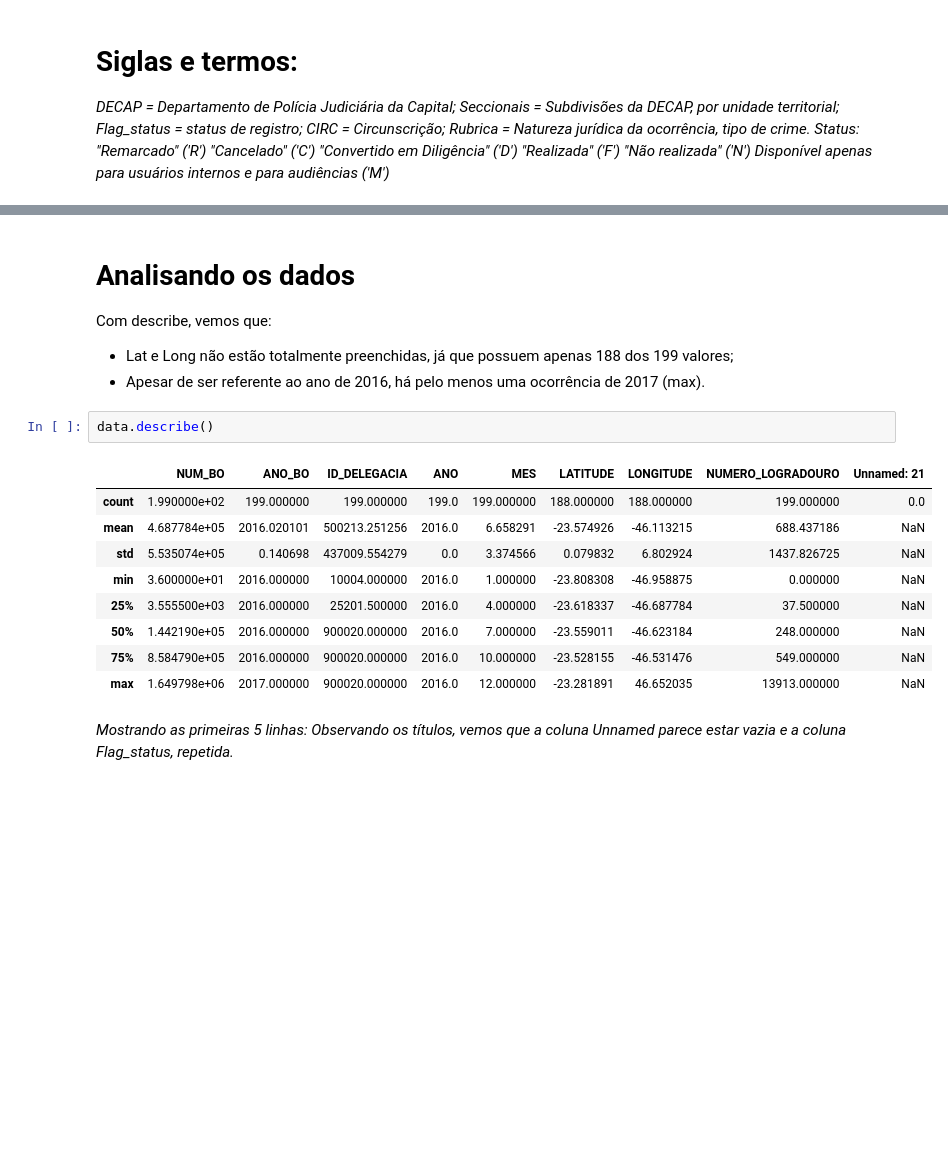
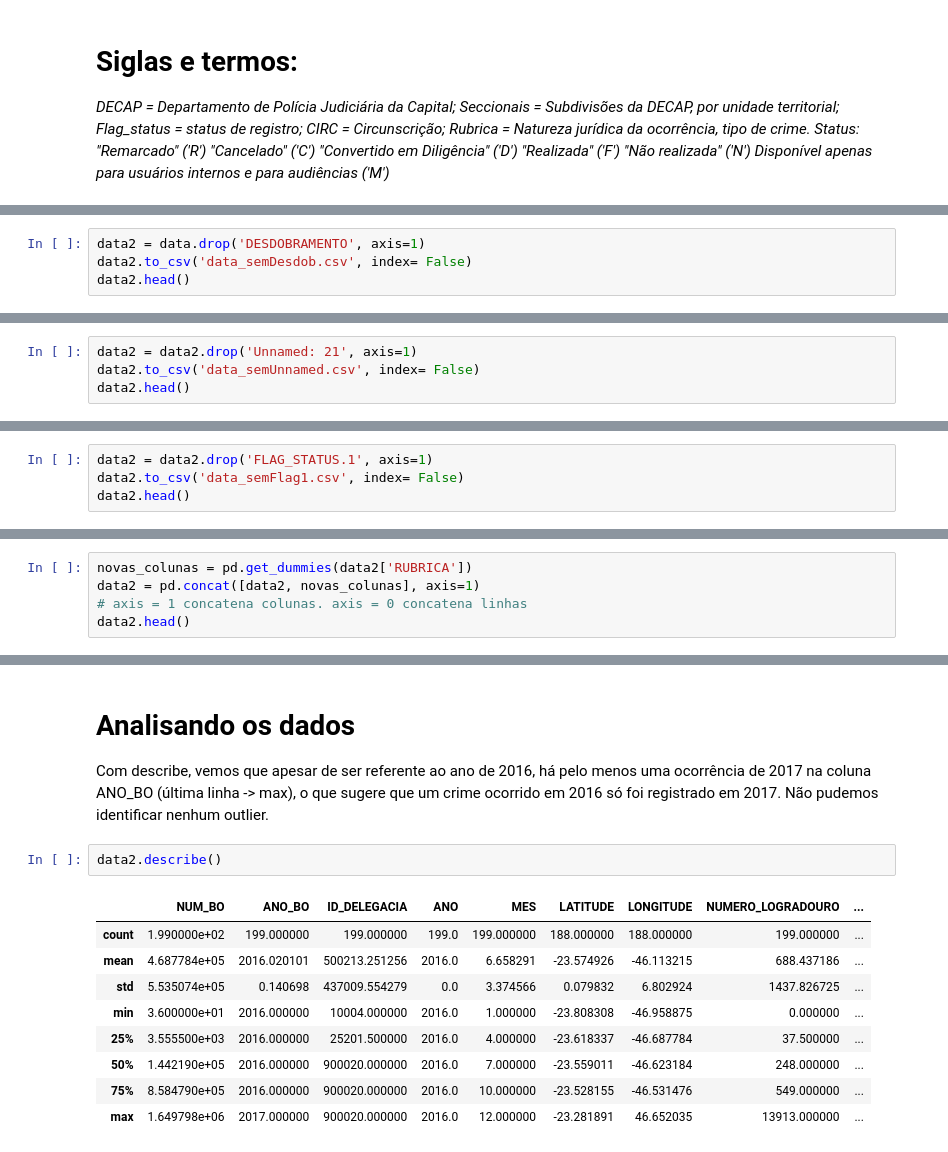
Before and after one commit to debora28/pi-2020.2, a Jupyter notebook: Crime_E2.ipynb, the cells around one changed output, grey strips where cells are left out. Saved outputs shown, nothing was run; the diff lists cells and outputs as text; blank space fills up the shorter version.

```diff
--- a/Crime_E2.ipynb
+++ b/Crime_E2.ipynb
@@ -36,0 +92,4 @@ Status:
+# %%
+data2 = data.drop('DESDOBRAMENTO', axis=1)
+data2.to_csv('data_semDesdob.csv', index= False)
+data2.head()
@@ -36,0 +103,4 @@ Status:
+# %%
+data2 = data2.drop('Unnamed: 21', axis=1)
+data2.to_csv('data_semUnnamed.csv', index= False)
+data2.head()
@@ -36,0 +114,4 @@ Status:
+# %%
+data2 = data2.drop('FLAG_STATUS.1', axis=1)
+data2.to_csv('data_semFlag1.csv', index= False)
+data2.head()
@@ -36,0 +128,5 @@ Status:
+# %%
+novas_colunas = pd.get_dummies(data2['RUBRICA'])
+data2 = pd.concat([data2, novas_colunas], axis=1)
+# axis = 1 concatena colunas. axis = 0 concatena linhas
+data2.head()
@@ -37,20 +140,15 @@ Status:
 # %% [markdown]
 # Analisando os dados
-Com describe, vemos que:
-- Lat e Long não estão totalmente preenchidas, já que possuem apenas 188 dos 199 valores;
-- Apesar de ser referente ao ano de 2016, há pelo menos uma ocorrência de 2017 (max).
+Com describe, vemos que apesar de ser referente ao ano de 2016, há pelo menos uma ocorrência de 2017 na coluna ANO_BO (última linha -> max), o que sugere que um crime ocorrido em 2016 só foi registrado em 2017. Não pudemos identificar nenhum outlier.
 # %%
-data.describe()
+data2.describe()
 # %% [output]
-|  | NUM_BO | ANO_BO | ID_DELEGACIA | ANO | MES | LATITUDE | LONGITUDE | NUMERO_LOGRADOURO | Unnamed: 21 |
-| count | 1.990000e+02 | 199.000000 | 199.000000 | 199.0 | 199.000000 | 188.000000 | 188.000000 | 199.000000 | 0.0 |
-| mean | 4.687784e+05 | 2016.020101 | 500213.251256 | 2016.0 | 6.658291 | -23.574926 | -46.113215 | 688.437186 | NaN |
-| std | 5.535074e+05 | 0.140698 | 437009.554279 | 0.0 | 3.374566 | 0.079832 | 6.802924 | 1437.826725 | NaN |
-| min | 3.600000e+01 | 2016.000000 | 10004.000000 | 2016.0 | 1.000000 | -23.808308 | -46.958875 | 0.000000 | NaN |
-| 25% | 3.555500e+03 | 2016.000000 | 25201.500000 | 2016.0 | 4.000000 | -23.618337 | -46.687784 | 37.500000 | NaN |
-| 50% | 1.442190e+05 | 2016.000000 | 900020.000000 | 2016.0 | 7.000000 | -23.559011 | -46.623184 | 248.000000 | NaN |
-| 75% | 8.584790e+05 | 2016.000000 | 900020.000000 | 2016.0 | 10.000000 | -23.528155 | -46.531476 | 549.000000 | NaN |
-| max | 1.649798e+06 | 2017.000000 | 900020.000000 | 2016.0 | 12.000000 | -23.281891 | 46.652035 | 13913.000000 | NaN |
+|  | NUM_BO | ANO_BO | ID_DELEGACIA | ANO | MES | LATITUDE | LONGITUDE | NUMERO_LOGRADOURO | ... |
+| count | 1.990000e+02 | 199.000000 | 199.000000 | 199.0 | 199.000000 | 188.000000 | 188.000000 | 199.000000 | ... |
+| mean | 4.687784e+05 | 2016.020101 | 500213.251256 | 2016.0 | 6.658291 | -23.574926 | -46.113215 | 688.437186 | ... |
+| std | 5.535074e+05 | 0.140698 | 437009.554279 | 0.0 | 3.374566 | 0.079832 | 6.802924 | 1437.826725 | ... |
+| min | 3.600000e+01 | 2016.000000 | 10004.000000 | 2016.0 | 1.000000 | -23.808308 | -46.958875 | 0.000000 | ... |
+| 25% | 3.555500e+03 | 2016.000000 | 25201.500000 | 2016.0 | 4.000000 | -23.618337 | -46.687784 | 37.500000 | ... |
+| 50% | 1.442190e+05 | 2016.000000 | 900020.000000 | 2016.0 | 7.000000 | -23.559011 | -46.623184 | 248.000000 | ... |
+| 75% | 8.584790e+05 | 2016.000000 | 900020.000000 | 2016.0 | 10.000000 | -23.528155 | -46.531476 | 549.000000 | ... |
+| max | 1.649798e+06 | 2017.000000 | 900020.000000 | 2016.0 | 12.000000 | -23.281891 | 46.652035 | 13913.000000 | ... |
-# %% [markdown]
-*Mostrando as primeiras 5 linhas:
-Observando os títulos, vemos que a coluna Unnamed parece estar vazia e a coluna Flag_status, repetida.*
```
Also changed, not shown: parts of 16 cells of this notebook.
